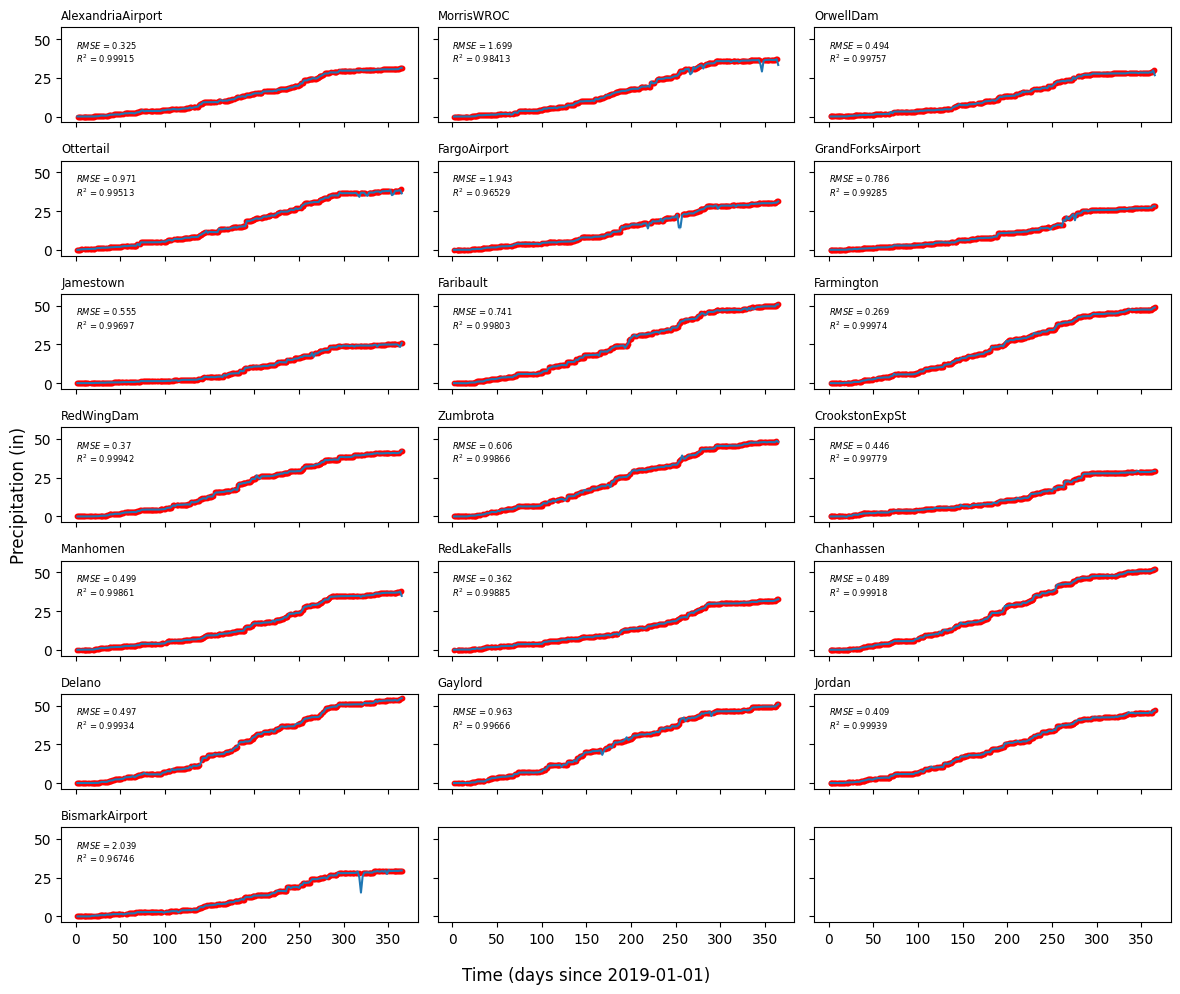
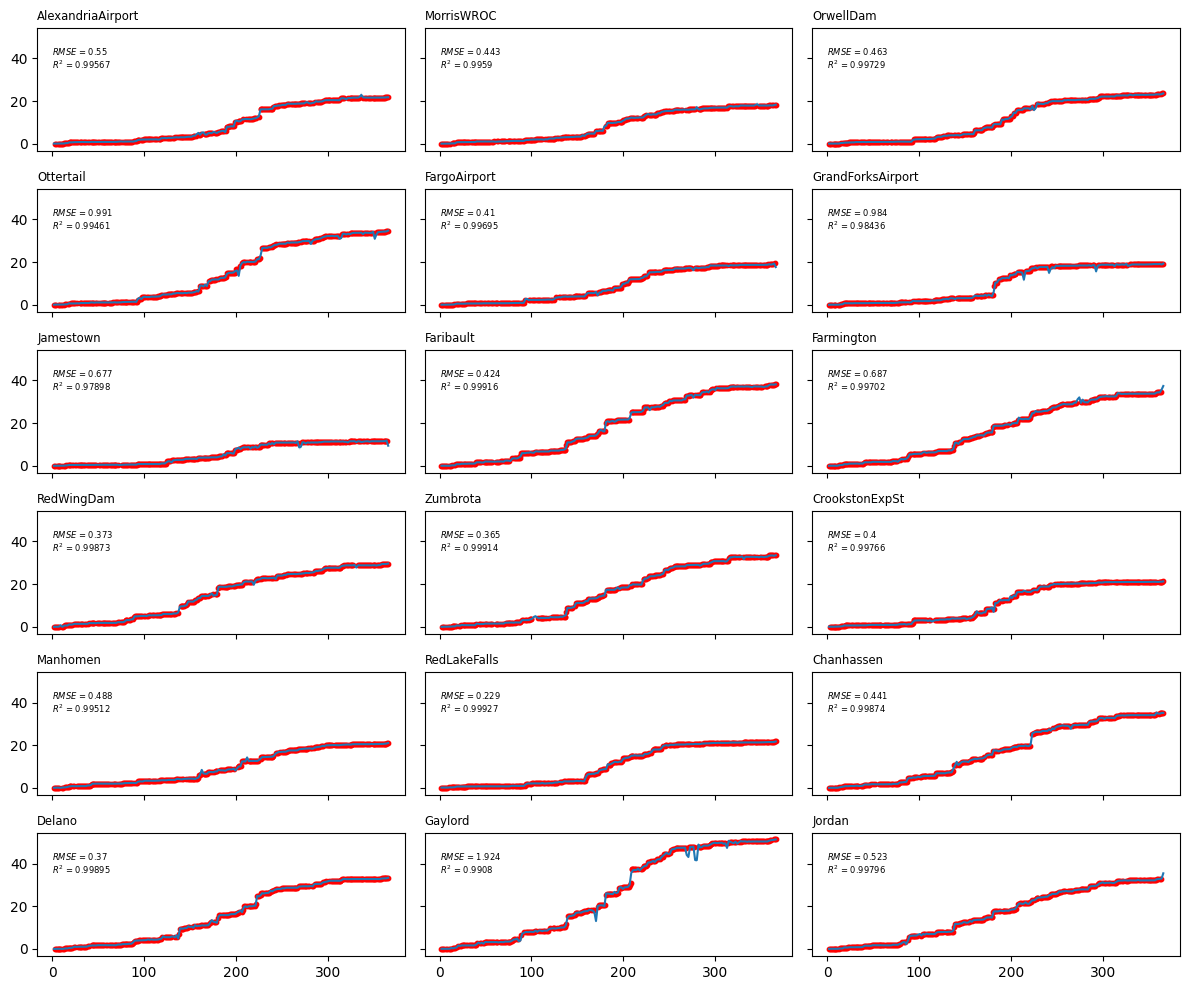
Code edit (unified diff) that turned the first committed figure into the second:
--- before
+++ after
@@ -3,5 +3,5 @@
 
 #cycle through sites to plot timeseries along with RMSE and R2
-fig, ax = plt.subplots(7, 3, figsize=(12, 10), 
+fig, ax = plt.subplots(6, 3, figsize=(12, 10), 
                        sharex = True, sharey = True, 
                        layout = 'tight')
@@ -36,7 +36,7 @@
 
 fig.supxlabel("Time (days since 2019-01-01)")
-fig.supylabel("Precipitation (in)")
+fig.supylabel("Temperature (C)")
 plt.legend(bbox_to_anchor = (1,1), frameon = False)
-plt.savefig('./figures/climate interpolation/precipitation_sites.pdf', bbox_inches = 'tight')
-plt.savefig('./figures/climate interpolation/precipitation_sites.png', dpi = 300, bbox_inches = 'tight')
+plt.savefig('./figures/climate interpolation/minDailyTemperature_sites.pdf', bbox_inches = 'tight')
+plt.savefig('./figures/climate interpolation/minDailyTemperature_sites.png', dpi = 300, bbox_inches = 'tight')
 plt.show()

Commit: completed analysis for 2020